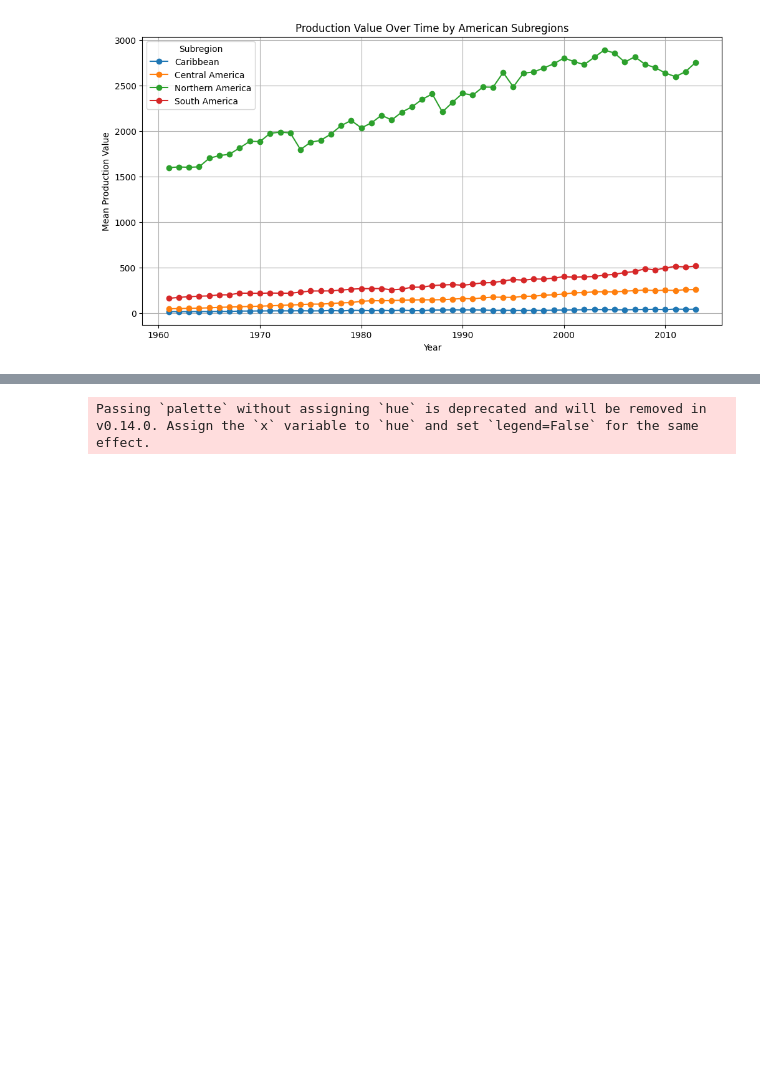
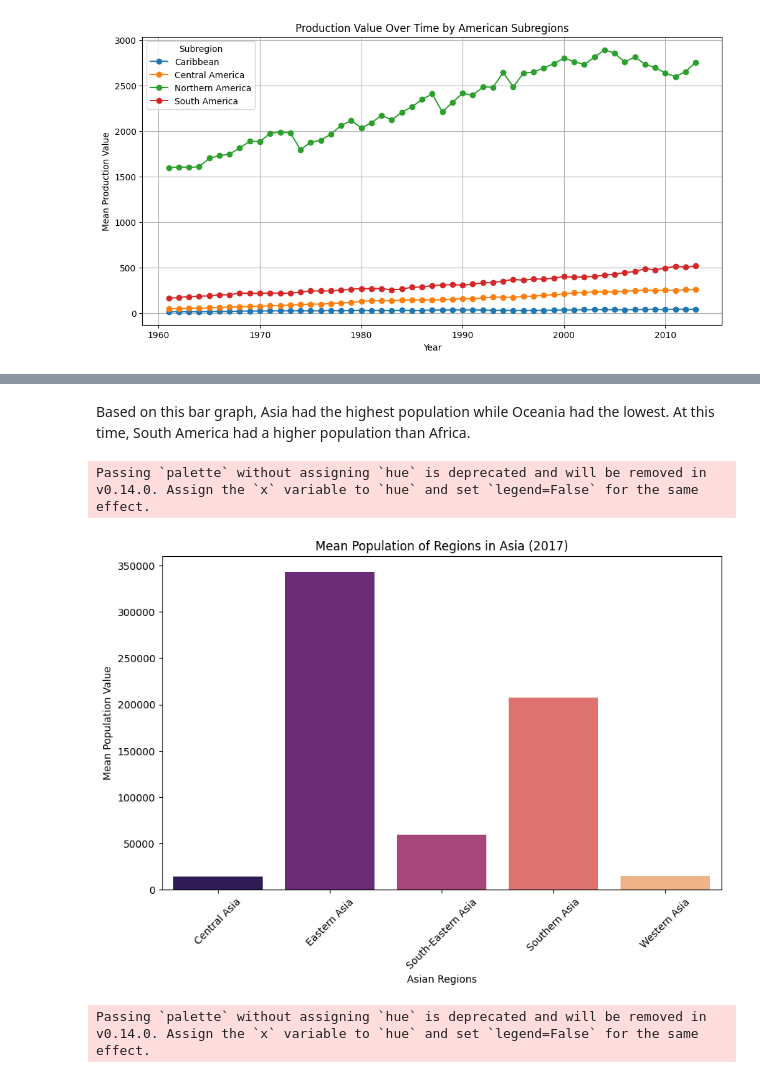
Before and after one commit to Alessa-Gillespie/ASSMT1-GRP3-DATAVIZ, a Jupyter notebook: dataviz_assessment1.ipynb, the cells around one changed output, grey strips where cells are left out. Saved outputs shown, nothing was run; the diff lists cells and outputs as text; code cells hidden in the pictures; blank space fills up the shorter version.

```diff
--- a/dataviz_assessment1.ipynb
+++ b/dataviz_assessment1.ipynb
@@ -1474,3 +1496,17 @@ Passing `palette` without assigning `hue` is deprecated and will be removed in v
+# %% [markdown]
+Based on this bar graph, Asia had the highest population while Oceania had the lowest. At this time, South America had a higher population than Africa.
+# %%
+# Mean Population Value of Regions in Asia (2017 only)
+plt.figure(figsize=(10, 6))
+sns.barplot(x='SUBREGION', y='POPULATION_VALUE', data=grouped_pop_asian_data, palette='magma')
+plt.title('Mean Population of Regions in Asia (2017)')
+plt.xlabel('Asian Regions')
+plt.ylabel('Mean Population Value')
+plt.xticks(rotation=45)
+plt.show()
+# %% [output]
+Passing `palette` without assigning `hue` is deprecated and will be removed in v0.14.0. Assign the `x` variable to `hue` and set `legend=False` for the same effect.
+[figure, added]
 # %%
 # Mean Population Value of Regions in Europe (2017 only)
 plt.figure(figsize=(8, 5))
```
Also changed, not shown: parts of 12 cells of this notebook.
